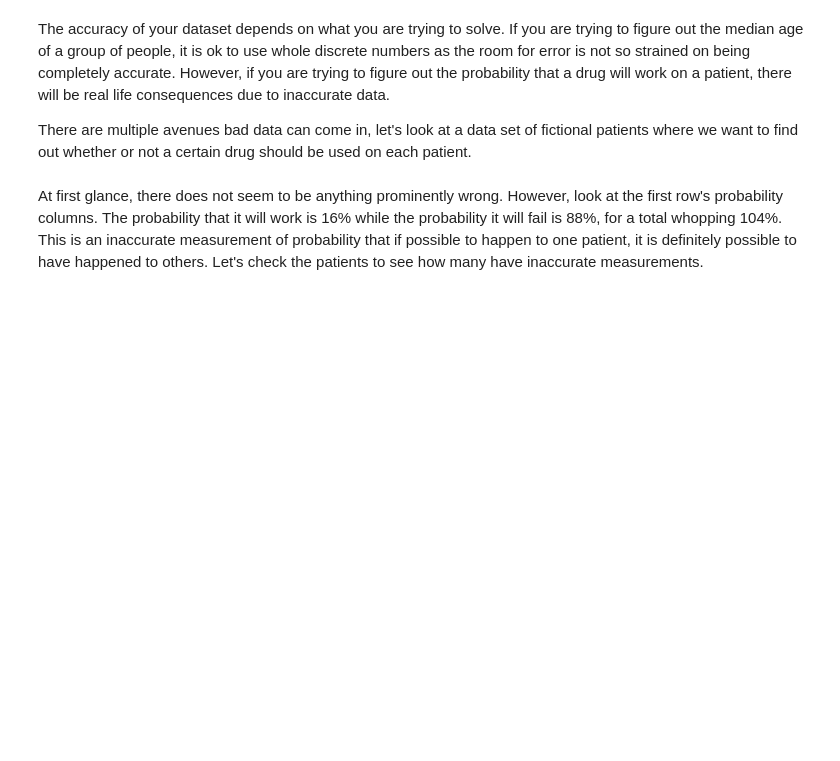
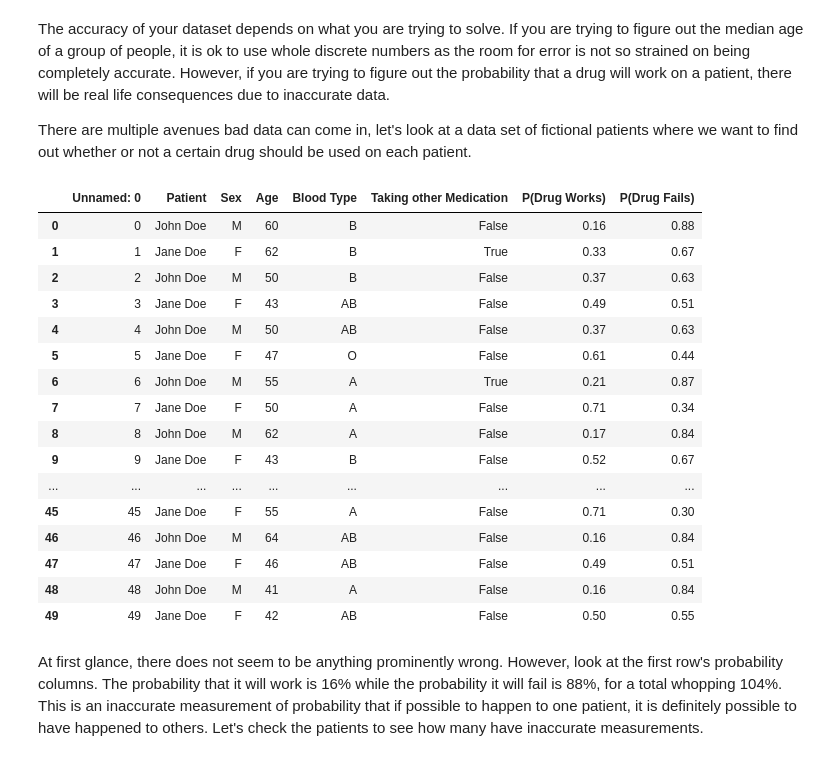
Before and after one commit to Emmanuel-Diaz/DataCleaning, a Jupyter notebook: DataCleaning.ipynb, the cells around one changed output. Saved outputs shown, nothing was run; the diff lists cells and outputs as text; code cells hidden in the pictures; blank space fills up the shorter version.

```diff
--- a/DataCleaning.ipynb
+++ b/DataCleaning.ipynb
@@ -34,3 +25,9 @@ Saving basketball_data.csv to basketball_data.csv
+# %%
+import pandas as pd
+
+incorrect_table_url = 'https://raw.githubusercontent.com/Emmanuel-Diaz/DataCleaning/master/incorrect_table.csv'
+medical_table_url = 'https://raw.githubusercontent.com/Emmanuel-Diaz/DataCleaning/master/medical_table.csv'
+basketball_data_url = 'https://raw.githubusercontent.com/Emmanuel-Diaz/DataCleaning/master/basketball_data.csv'
 # %% [markdown]
 ### Incorrect Value Patterns
 # %% [markdown]
@@ -106,8 +122,26 @@ The accuracy of your dataset depends on what you are trying to solve. If you are
 
 There are multiple avenues bad data can come in, let's look at a data set of fictional patients where we want to find out whether or not a certain drug should be used on each patient.
 # %%
-medical_table = pd.read_csv('medical_table.csv')
+medical_table = pd.read_csv(medical_table_url)
 medical_table
+# %% [output]
+|  | Unnamed: 0 | Patient | Sex | Age | Blood Type | Taking other Medication | P(Drug Works) | P(Drug Fails) |
+| 0 | 0 | John Doe | M | 60 | B | False | 0.16 | 0.88 |
+| 1 | 1 | Jane Doe | F | 62 | B | True | 0.33 | 0.67 |
+| 2 | 2 | John Doe | M | 50 | B | False | 0.37 | 0.63 |
+| 3 | 3 | Jane Doe | F | 43 | AB | False | 0.49 | 0.51 |
+| 4 | 4 | John Doe | M | 50 | AB | False | 0.37 | 0.63 |
+| 5 | 5 | Jane Doe | F | 47 | O | False | 0.61 | 0.44 |
+| 6 | 6 | John Doe | M | 55 | A | True | 0.21 | 0.87 |
+| 7 | 7 | Jane Doe | F | 50 | A | False | 0.71 | 0.34 |
+| 8 | 8 | John Doe | M | 62 | A | False | 0.17 | 0.84 |
+| 9 | 9 | Jane Doe | F | 43 | B | False | 0.52 | 0.67 |
+| ... | ... | ... | ... | ... | ... | ... | ... | ... |
+| 45 | 45 | Jane Doe | F | 55 | A | False | 0.71 | 0.30 |
+| 46 | 46 | John Doe | M | 64 | AB | False | 0.16 | 0.84 |
+| 47 | 47 | Jane Doe | F | 46 | AB | False | 0.49 | 0.51 |
+| 48 | 48 | John Doe | M | 41 | A | False | 0.16 | 0.84 |
+| 49 | 49 | Jane Doe | F | 42 | AB | False | 0.50 | 0.55 |
 # %% [markdown]
 At first glance, there does not seem to be anything prominently wrong. However, look at the first row's probability columns. The probability that it will work is 16% while the probability it will fail is 88%, for a total whopping 104%. This is an inaccurate measurement of probability that if possible to happen to one patient, it is definitely possible to have happened to others. Let's check the patients to see how many have inaccurate measurements.
 # %%
```
Also changed, not shown: parts of 8 cells of this notebook.
